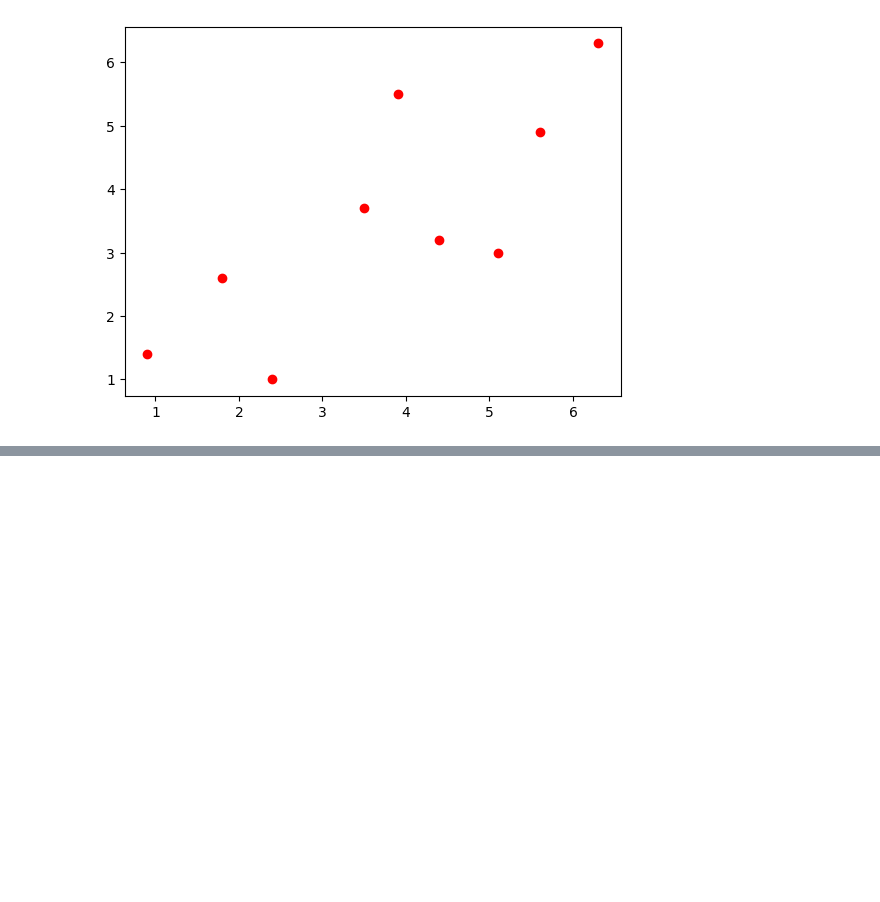
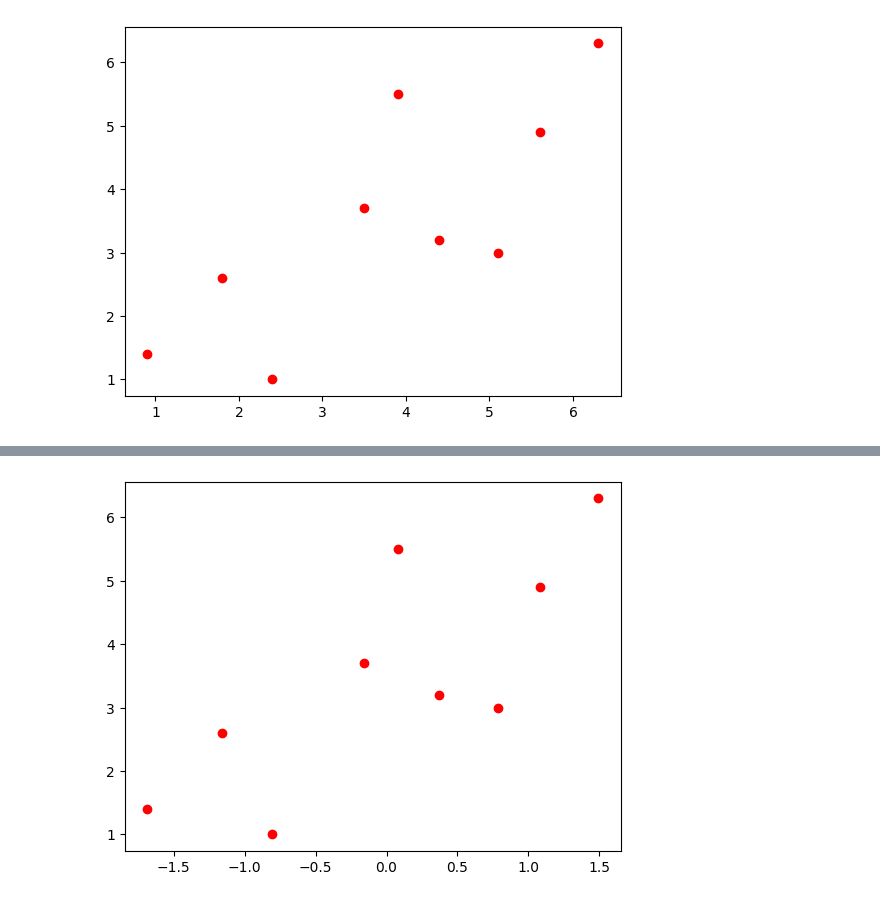
Before and after one commit to isenel0/ml-from-scratch, a Jupyter notebook: notebooks/02_gradient_descent.ipynb, the cells around one changed output, grey strips where cells are left out. Saved outputs shown, nothing was run; the diff lists cells and outputs as text; code cells hidden in the pictures; blank space fills up the shorter version.

```diff
--- a/notebooks/02_gradient_descent.ipynb
+++ b/notebooks/02_gradient_descent.ipynb
@@ -134,0 +134,13 @@ lr: 0.055, w: 0.7778205150801288, b: 0.5813205026730367
+# %%
+# Trying to fit a line with the scaled X values
+# Now the center of the datas are in the y-axis (x=0).
+
+x_mean = x.mean()
+x_std = x.std()
+
+x_scaled = (x - x_mean) / x_std
+
+plt.scatter(x_scaled,y, color='red')
+plt.show()
+# %% [output]
+[figure, added]
```
Also changed, not shown: parts of 9 cells of this notebook, 1 other file.
